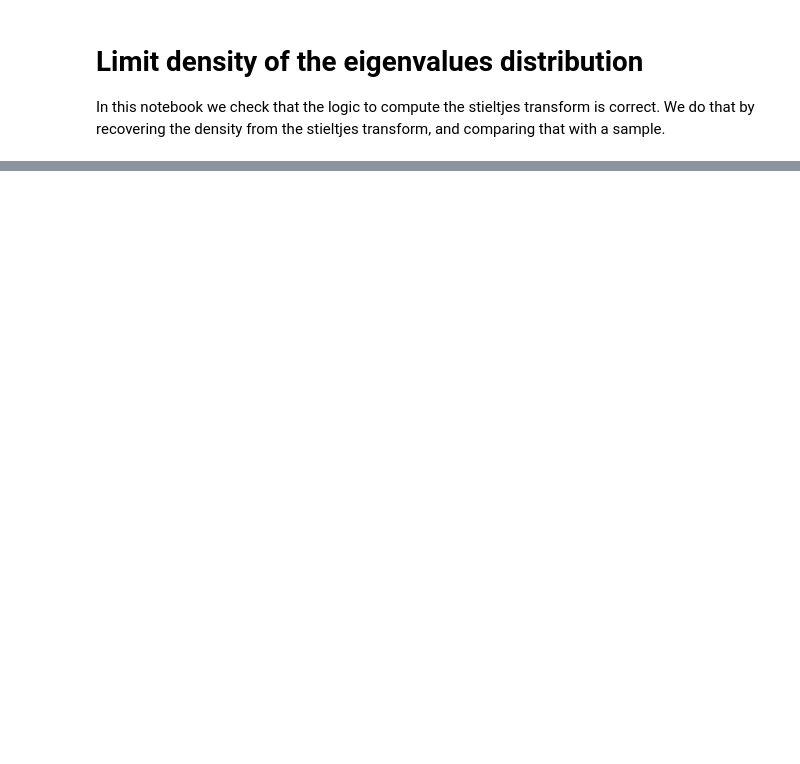
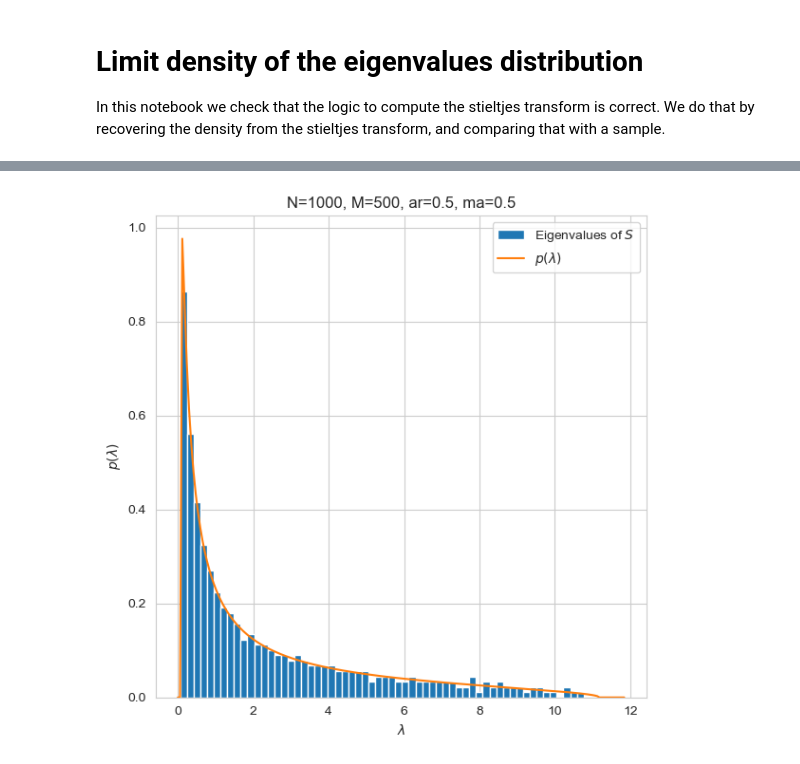
Before and after one commit to alexisrosuel/gpy-test, a Jupyter notebook: notebooks/validation/limit_spectral_density.ipynb, the cells around one changed output, grey strips where cells are left out. Saved outputs shown, nothing was run; the diff lists cells and outputs as text; code cells hidden in the pictures; blank space fills up the shorter version.

```diff
--- a/notebooks/validation/limit_spectral_density.ipynb
+++ b/notebooks/validation/limit_spectral_density.ipynb
@@ -158,0 +92,4 @@ fig.tight_layout()
+# %%
+plot_eig_distribution(1000, 500, 0.5, 0.5)
+# %% [output]
+[figure, added]
```
Also changed, not shown: parts of 6 cells of this notebook, 18 other files.
